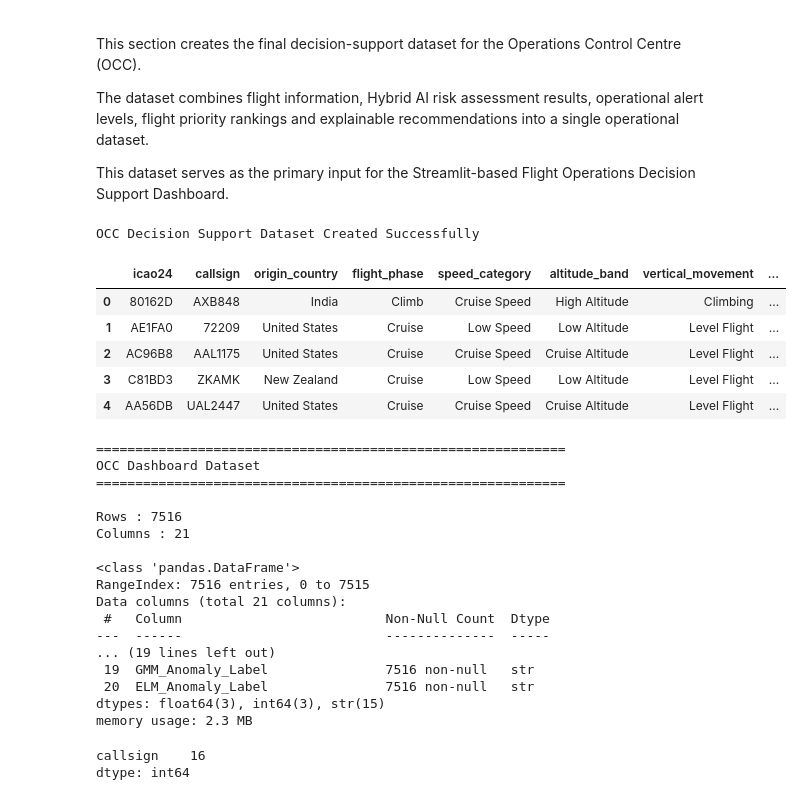
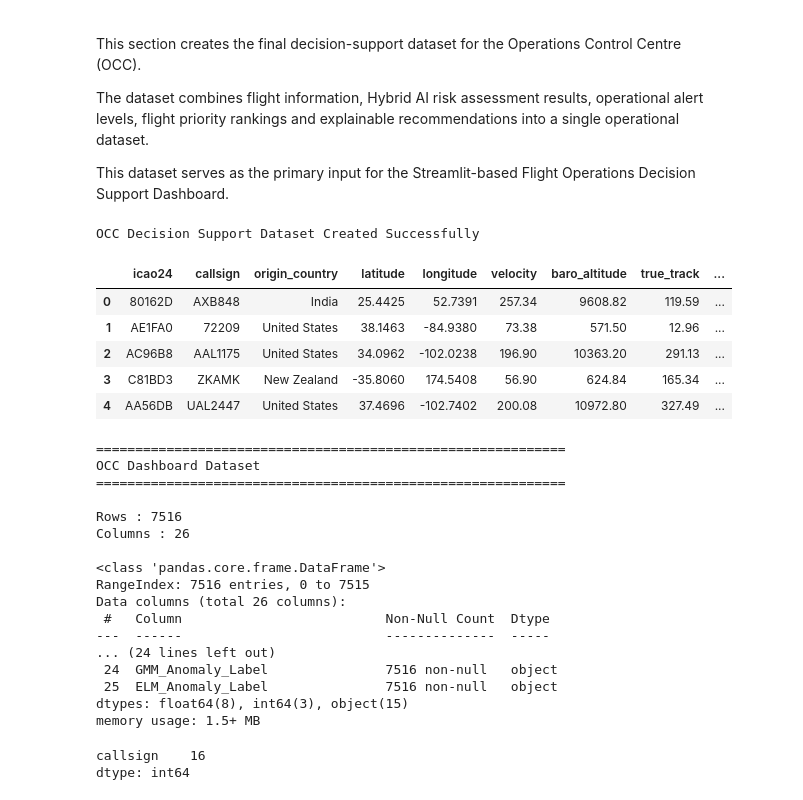
Before and after one commit to darshan-vgithub/Intelligent-Flight-Operations-Analytics-and-Decision-Support-Dashboard, a Jupyter notebook: notebooks/15_Decision_Support_and_Smart_Alert_Prioritization.ipynb, the cells around one changed output. Drawn from its saved outputs; the diff is of its cells as text; code cells hidden in the pictures.

```diff
--- a/notebooks/15_Decision_Support_and_Smart_Alert_Prioritization.ipynb
+++ b/notebooks/15_Decision_Support_and_Smart_Alert_Prioritization.ipynb
@@ -529,56 +529,86 @@ This dataset serves as the primary input for the Streamlit-based Flight Operatio
 
 dashboard_columns = [
 
+    # ============================================================
     # Flight Information
+    # ============================================================
+
     "icao24",
     "callsign",
     "origin_country",
 
+    # Flight Position (NEW)
+    "latitude",
+    "longitude",
+
+    # Flight State (NEW)
+    "velocity",
+    "baro_altitude",
+    "true_track",
+
+    # ============================================================
     # Flight Status
+    # ============================================================
+
     "flight_phase",
     "speed_category",
     "altitude_band",
     "vertical_movement",
 
+    # ============================================================
     # Airport Information
+    # ============================================================
+
     "nearest_ident",
     "nearest_name",
     "nearest_airport_size",
 
+    # ============================================================
     # Operational Features
+    # ============================================================
+
     "Operational_Complexity_Index",
     "Flight_Operational_Score",
 
+    # ============================================================
     # AI Outputs
+    # ============================================================
+
     "Behavioural_Intelligence_Score",
     "Operational_Intelligence_Score",
     "Hybrid_Flight_Risk_Score",
     "Hybrid_Risk_Category",
 
+    # ============================================================
     # Decision Support
+    # ============================================================
+
     "OCC_Alert_Level",
     "OCC_Recommendation",
     "Flight_Priority_Rank",
 
+    # ============================================================
     # AI Model Outputs
+    # ============================================================
+
     "GMM_Anomaly_Label",
     "ELM_Anomaly_Label"
 
 ]
 
 occ_dashboard = df[dashboard_columns].copy()
 
 print("OCC Decision Support Dataset Created Successfully")
 
 occ_dashboard.head()
 # %% [output]
 OCC Decision Support Dataset Created Successfully
-|  | icao24 | callsign | origin_country | flight_phase | speed_category | altitude_band | vertical_movement | ... |
-| 0 | 80162D | AXB848 | India | Climb | Cruise Speed | High Altitude | Climbing | ... |
-| 1 | AE1FA0 | 72209 | United States | Cruise | Low Speed | Low Altitude | Level Flight | ... |
-| 2 | AC96B8 | AAL1175 | United States | Cruise | Cruise Speed | Cruise Altitude | Level Flight | ... |
-| 3 | C81BD3 | ZKAMK | New Zealand | Cruise | Low Speed | Low Altitude | Level Flight | ... |
-| 4 | AA56DB | UAL2447 | United States | Cruise | Cruise Speed | Cruise Altitude | Level Flight | ... |
+|  | icao24 | callsign | origin_country | latitude | longitude | velocity | baro_altitude | true_track | ... |
+| 0 | 80162D | AXB848 | India | 25.4425 | 52.7391 | 257.34 | 9608.82 | 119.59 | ... |
+| 1 | AE1FA0 | 72209 | United States | 38.1463 | -84.9380 | 73.38 | 571.50 | 12.96 | ... |
+| 2 | AC96B8 | AAL1175 | United States | 34.0962 | -102.0238 | 196.90 | 10363.20 | 291.13 | ... |
+| 3 | C81BD3 | ZKAMK | New Zealand | -35.8060 | 174.5408 | 56.90 | 624.84 | 165.34 | ... |
+| 4 | AA56DB | UAL2447 | United States | 37.4696 | -102.7402 | 200.08 | 10972.80 | 327.49 | ... |
 # %%
 # ============================================================
 # Dataset Summary
@@ -603,18 +633,18 @@ OCC Dashboard Dataset
 ============================================================
 
 Rows : 7516
-Columns : 21
+Columns : 26
 
-<class 'pandas.DataFrame'>
+<class 'pandas.core.frame.DataFrame'>
 RangeIndex: 7516 entries, 0 to 7515
-Data columns (total 21 columns):
+Data columns (total 26 columns):
  #   Column                          Non-Null Count  Dtype
 ---  ------                          --------------  -----
-... (19 lines left out)
- 19  GMM_Anomaly_Label               7516 non-null   str
- 20  ELM_Anomaly_Label               7516 non-null   str
-dtypes: float64(3), int64(3), str(15)
-memory usage: 2.3 MB
+... (24 lines left out)
+ 24  GMM_Anomaly_Label               7516 non-null   object
+ 25  ELM_Anomaly_Label               7516 non-null   object
+dtypes: float64(8), int64(3), object(15)
+memory usage: 1.5+ MB
 # %%
 # ============================================================
 # Missing Values
```
Also changed, not shown: parts of 2 cells of this notebook, 5 other files.
